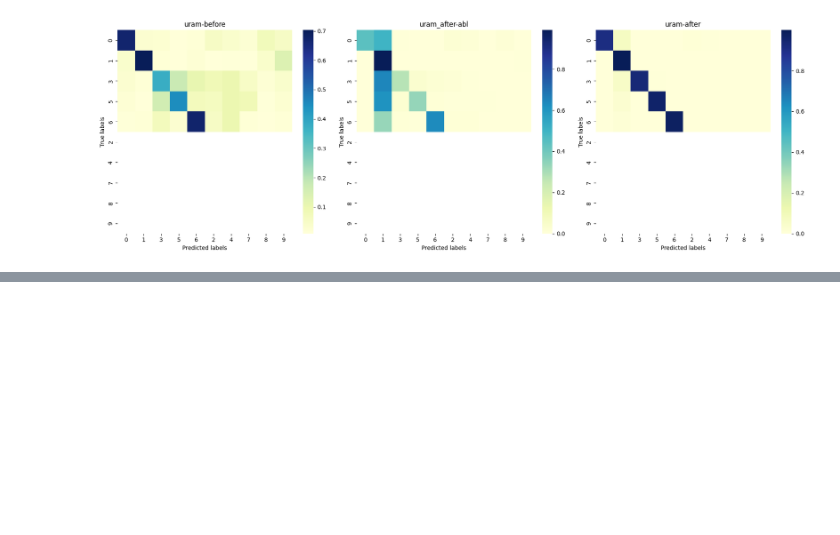
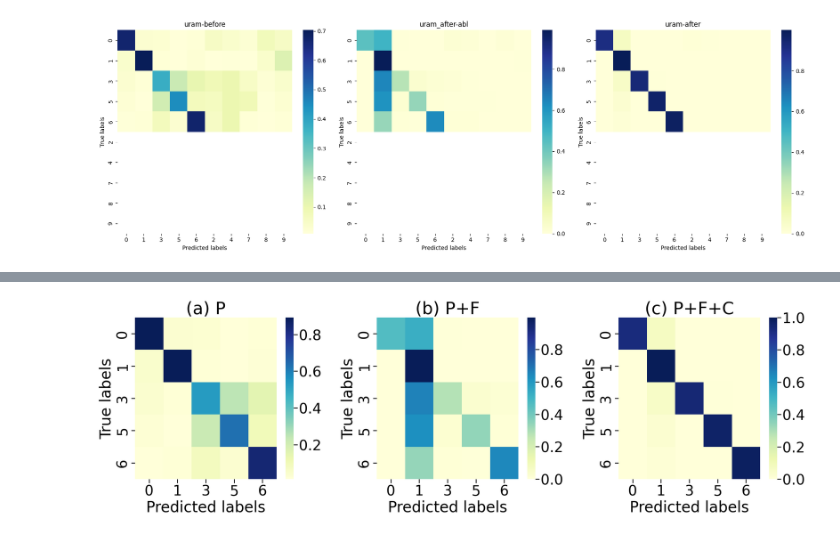
Before and after one commit to rainmilk/mra4mu, a Jupyter notebook: result_analysis/code/result_analysis-cm.ipynb, the cells around one changed output, grey strips where cells are left out. Drawn from its saved outputs; the diff is of its cells as text; code cells hidden in the pictures; blank space fills up the shorter version.

```diff
--- a/result_analysis/code/result_analysis-cm.ipynb
+++ b/result_analysis/code/result_analysis-cm.ipynb
@@ -209,0 +219,66 @@ plt.show()
+# %%
+import numpy as np
+import matplotlib.pyplot as plt
+from sklearn.metrics import confusion_matrix
+import seaborn as sns
+
+# Function to load data, compute confusion matrix, and return normalized confusion matrix with reordering
+def load_and_compute_cm_with_reordering(predicted_path, true_path, order):
+    predicted_labels = np.load(predicted_path)
+    true_labels = np.load(true_path)
+    cm = confusion_matrix(true_labels, predicted_labels, labels=order)
+    cm_normalized = cm.astype('float') / cm.sum(axis=1)[:, np.newaxis]
+    return cm_normalized
+
+# Define the new order for labels
+new_order = [0, 1, 3, 5, 6]
+
+# File paths for the three cases
+paths = {
+    "uram-before": {
+        "prd": "/nvme/szh/data/3ai/lips/outputs-after-ft04-pm-1623/lipnet/resnet18/cifar10/lipnet_forget_predicts.npy",
+        "true": "/nvme/szh/data/3ai/lips/saved_data_embedding/cifar10/forget_label.npy"
+    },
+    "uram_after-abl": {
+        "prd": "/nvme/szh/data/3ai/lips/outputs-after-step05-ablation-2-0812-1015/resnet18_cifar10/FF/lipnet_forget_predicts_ft.npy",
+        "true": "/nvme/szh/data/3ai/lips/saved_data_embedding/cifar10/forget_label.npy"
+    },
+    "uram-after": {
+        "prd": "/nvme/szh/data/3ai/lips/outputs-after-ft04-pm-1623/resnet18_cifar10/FF/lipnet_forget_predicts_ft.npy",
+        "true": "/nvme/szh/data/3ai/lips/saved_data_embedding/cifar10/forget_label.npy"
+    }
+}
+
+# Compute confusion matrices for each case with reordering
+cm_before = load_and_compute_cm_with_reordering(paths["uram-before"]["prd"], paths["uram-before"]["true"], new_order)
+cm_after_abl = load_and_compute_cm_with_reordering(paths["uram_after-abl"]["prd"], paths["uram_after-abl"]["true"], new_order)
+cm_after = load_and_compute_cm_with_reordering(paths["uram-after"]["prd"], paths["uram-after"]["true"], new_order)
+
+
+plt.style.use("default")
+
+# Set the font scale to ensure larger font sizes
+sns.set_context("talk", font_scale=2)
+
+# Plotting the confusion matrices side by side with reordered axes
+fig, axes = plt.subplots(1, 3, figsize=(24, 8))
+
+sns.heatmap(cm_before, annot=False, cmap='YlGnBu', cbar=True, ax=axes[0], xticklabels=new_order, yticklabels=new_order)
+axes[0].set_title('(a) P', fontsize=40)
+axes[0].set_xlabel('Predicted labels', fontsize=35)
+axes[0].set_ylabel('True labels', fontsize=35)
+
+sns.heatmap(cm_after_abl, annot=False, cmap='YlGnBu', cbar=True, ax=axes[1], xticklabels=new_order, yticklabels=new_order)
+axes[1].set_title('(b) P+F', fontsize=40)
+axes[1].set_xlabel('Predicted labels', fontsize=35)
+axes[1].set_ylabel('True labels', fontsize=35)
+
+sns.heatmap(cm_after, annot=False, cmap='YlGnBu', cbar=True, ax=axes[2], xticklabels=new_order, yticklabels=new_order)
+axes[2].set_title('(c) P+F+C', fontsize=40)
+axes[2].set_xlabel('Predicted labels', fontsize=35)
+axes[2].set_ylabel('True labels', fontsize=35)
+
+plt.tight_layout()
+plt.show()
+# %% [output]
+[figure, added]
```
Also changed, not shown: parts of 8 cells of this notebook.
